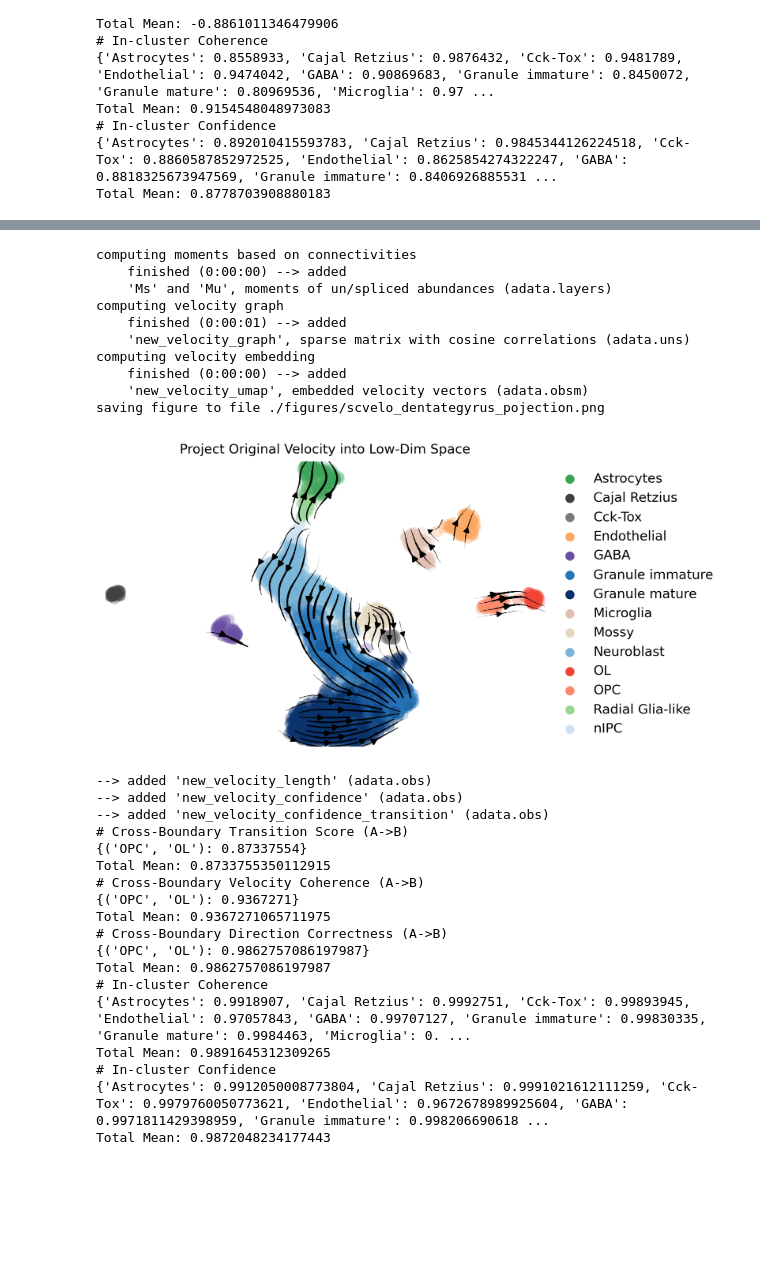
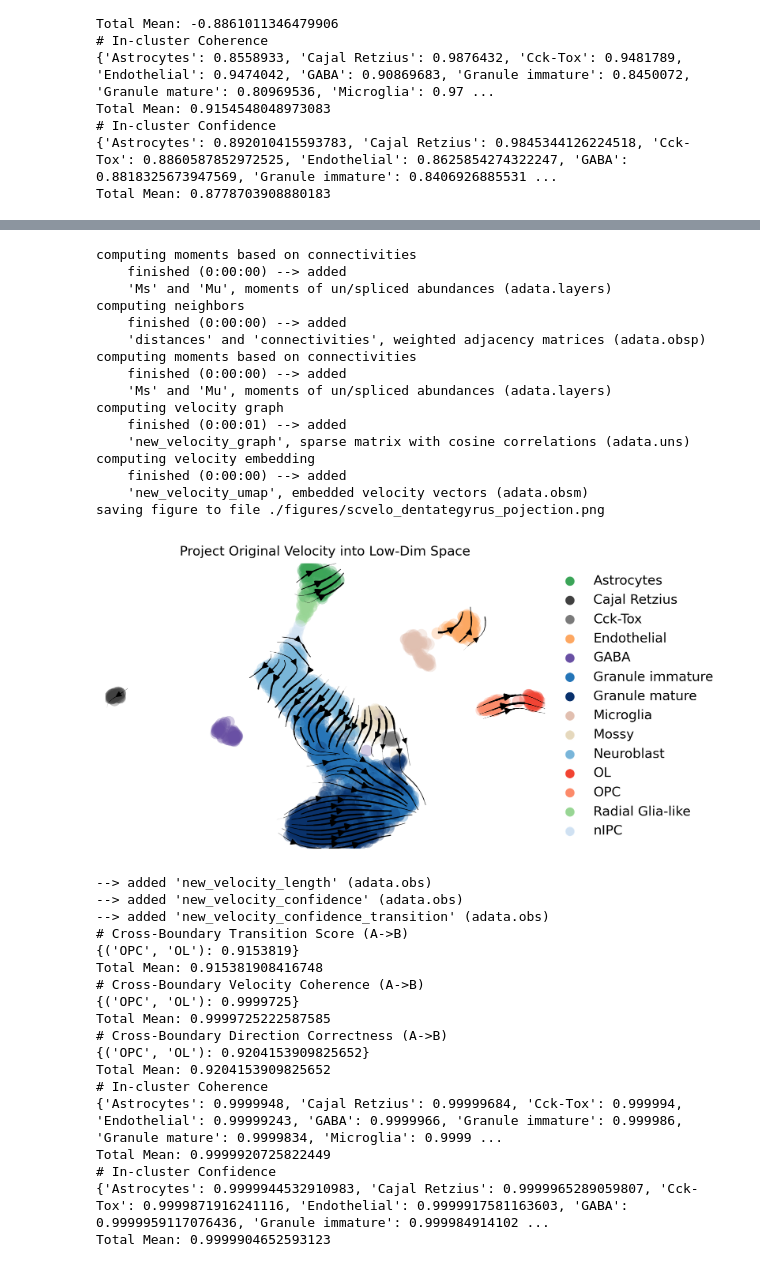
Before and after one commit to qiaochen/VeloAE, a Jupyter notebook: notebooks/dentategyrus/model-dentategyrus.ipynb, the cells around one changed output, grey strips where cells are left out. Saved outputs shown, nothing was run; the diff lists cells and outputs as text; code cells hidden in the pictures; blank space fills up the shorter version.

```diff
--- a/notebooks/dentategyrus/model-dentategyrus.ipynb
+++ b/notebooks/dentategyrus/model-dentategyrus.ipynb
@@ -82,3 +37,20 @@ def main_AE(args):
+# %%
+def main_AE(args, adata):
+    spliced = adata.layers['Ms']
+    unspliced = adata.layers['Mu']
+    tensor_s = torch.FloatTensor(spliced).to(device)
+    tensor_u = torch.FloatTensor(unspliced).to(device)
+    tensor_x = torch.FloatTensor(adata.X.toarray()).to(device)
+
+    model = init_model(adata, args, device)
+
+    inputs = [tensor_s, tensor_u]
+    xyids = [0, 1]
+    if args.use_x:
+        inputs.append(tensor_x)
+
+    model = fit_model(args, adata, model, inputs, xyids, device)
+    return tensor_s, tensor_u, tensor_x
 # %%
 adata = scv.datasets.dentategyrus()
 scv.utils.show_proportions(adata)
@@ -178,0 +121,2 @@ model.load_state_dict(torch.load(args.model_name))
+# %%
+tensor_s, tensor_u, tensor_x = main_AE(args, adata)
@@ -179,52 +142,69 @@ model.load_state_dict(torch.load(args.model_name))
 # %%
 def exp(adata, exp_metrics):
-    x = model.encoder(tensor_x).detach().cpu().numpy()
-    s = model.encoder(tensor_s).detach().cpu().numpy()
-    u = model.encoder(tensor_u).detach().cpu().numpy()
-    v = model.encoder(tensor_s + tensor_v).detach().cpu().numpy() - s
+    model = init_model(adata, args, device)
+    model.load_state_dict(torch.load(args.model_name))
+    model = model.to(device)
+    model.eval()
+    with torch.no_grad():
+        x = model.encoder(tensor_x)
+        s = model.encoder(tensor_s)
+        u = model.encoder(tensor_u)
 
-    adata = new_adata(adata, x, s, u, v, False)
+        _, gamma, _ = leastsq_pt(s, u,
+                                    device=device,
+                                    fit_offset=True,
+                                    perc=[5, 95]
+                                    )
+        v = (u - gamma * s).cpu().numpy()
+        x = x.cpu().numpy()
+        s = s.cpu().numpy()
+        u = u.cpu().numpy()
 
-    scv.pp.moments(adata, n_pcs=30, n_neighbors=30)
+    adata = new_adata(adata, x, s, u, v, g_basis="X")
     scv.tl.velocity_graph(adata, vkey='new_velocity')
-    scv.pl.velocity_embedding_stream(adata, legend_loc='right_margin', vkey="new_velocity", basis='X_umap', color=['clusters'], #, 'age(days)'],
-                                    title="Project Original Velocity into Low-Dim Space",
+    scv.pl.velocity_embedding_stream(adata, legend_loc='right_margin', vkey="new_velocity", basis='X_umap', color=                                     [k_cluster],
+                                    title="Project Original Velocity into Low-Dim Space", smooth=0.5,
                                     dpi=350,
                                     save='dentategyrus_pojection.png')
     scv.tl.velocity_confidence(adata, vkey='new_velocity')
     exp_metrics['Cohort AutoEncoder'] = evaluate(adata, cluster_edges, k_cluster, "new_velocity")
-
 exp(adata, exp_metrics)
 # %% [output]
+computing moments based on connectivities
+    finished (0:00:00) --> added
+    'Ms' and 'Mu', moments of un/spliced abundances (adata.layers)
+computing neighbors
+    finished (0:00:00) --> added
+    'distances' and 'connectivities', weighted adjacency matrices (adata.obsp)
 computing moments based on connectivities
     finished (0:00:00) --> added
     'Ms' and 'Mu', moments of un/spliced abundances (adata.layers)
 computing velocity graph
     finished (0:00:01) --> added
     'new_velocity_graph', sparse matrix with cosine correlations (adata.uns)
 computing velocity embedding
     finished (0:00:00) --> added
     'new_velocity_umap', embedded velocity vectors (adata.obsm)
 saving figure to file ./figures/scvelo_dentategyrus_pojection.png
-[figure, old version]
+[figure, new version]
 --> added 'new_velocity_length' (adata.obs)
 --> added 'new_velocity_confidence' (adata.obs)
 --> added 'new_velocity_confidence_transition' (adata.obs)
 # Cross-Boundary Transition Score (A->B)
-{('OPC', 'OL'): 0.87337554}
-Total Mean: 0.8733755350112915
+{('OPC', 'OL'): 0.9153819}
+Total Mean: 0.915381908416748
 # Cross-Boundary Velocity Coherence (A->B)
-{('OPC', 'OL'): 0.9367271}
-Total Mean: 0.9367271065711975
+{('OPC', 'OL'): 0.9999725}
+Total Mean: 0.9999725222587585
 # Cross-Boundary Direction Correctness (A->B)
-{('OPC', 'OL'): 0.9862757086197987}
-Total Mean: 0.9862757086197987
+{('OPC', 'OL'): 0.9204153909825652}
+Total Mean: 0.9204153909825652
 # In-cluster Coherence
-{'Astrocytes': 0.9918907, 'Cajal Retzius': 0.9992751, 'Cck-Tox': 0.99893945, 'Endothelial': 0.97057843, 'GABA': 0.99707127, 'Granule immature': 0.99830335, 'Granule mature': 0.9984463, 'Microglia': 0. ...
-Total Mean: 0.9891645312309265
+{'Astrocytes': 0.9999948, 'Cajal Retzius': 0.99999684, 'Cck-Tox': 0.999994, 'Endothelial': 0.99999243, 'GABA': 0.9999966, 'Granule immature': 0.999986, 'Granule mature': 0.9999834, 'Microglia': 0.9999 ...
+Total Mean: 0.9999920725822449
 # In-cluster Confidence
-{'Astrocytes': 0.9912050008773804, 'Cajal Retzius': 0.9991021612111259, 'Cck-Tox': 0.9979760050773621, 'Endothelial': 0.9672678989925604, 'GABA': 0.9971811429398959, 'Granule immature': 0.998206690618 ...
-Total Mean: 0.9872048234177443
+{'Astrocytes': 0.9999944532910983, 'Cajal Retzius': 0.9999965289059807, 'Cck-Tox': 0.9999871916241116, 'Endothelial': 0.9999917581163603, 'GABA': 0.9999959117076436, 'Granule immature': 0.999984914102 ...
+Total Mean: 0.9999904652593123
 # %%
 with open("{}.pkl".format(EXP_NAME), 'wb') as out_file:
     pickle.dump(exp_metrics, out_file)
```
Also changed, not shown: parts of 9 cells of this notebook, 5 other files.
